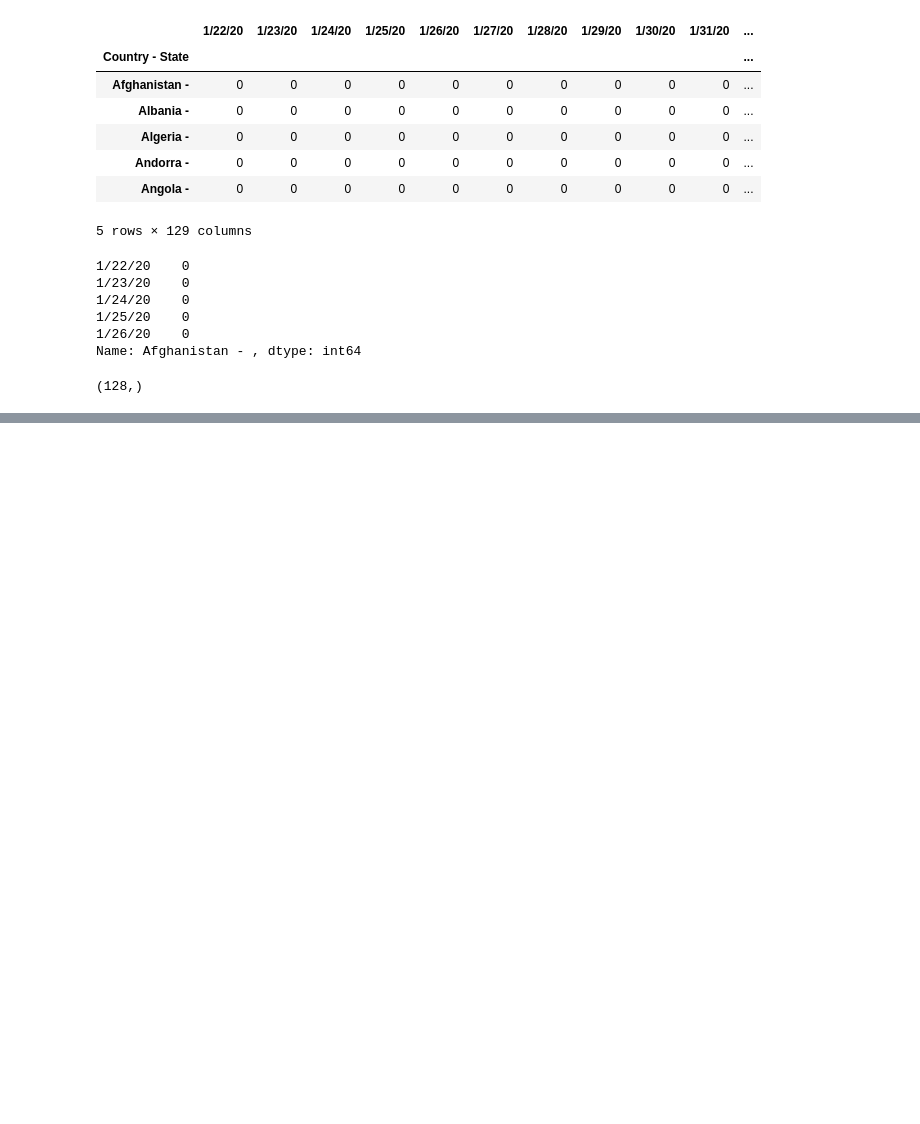
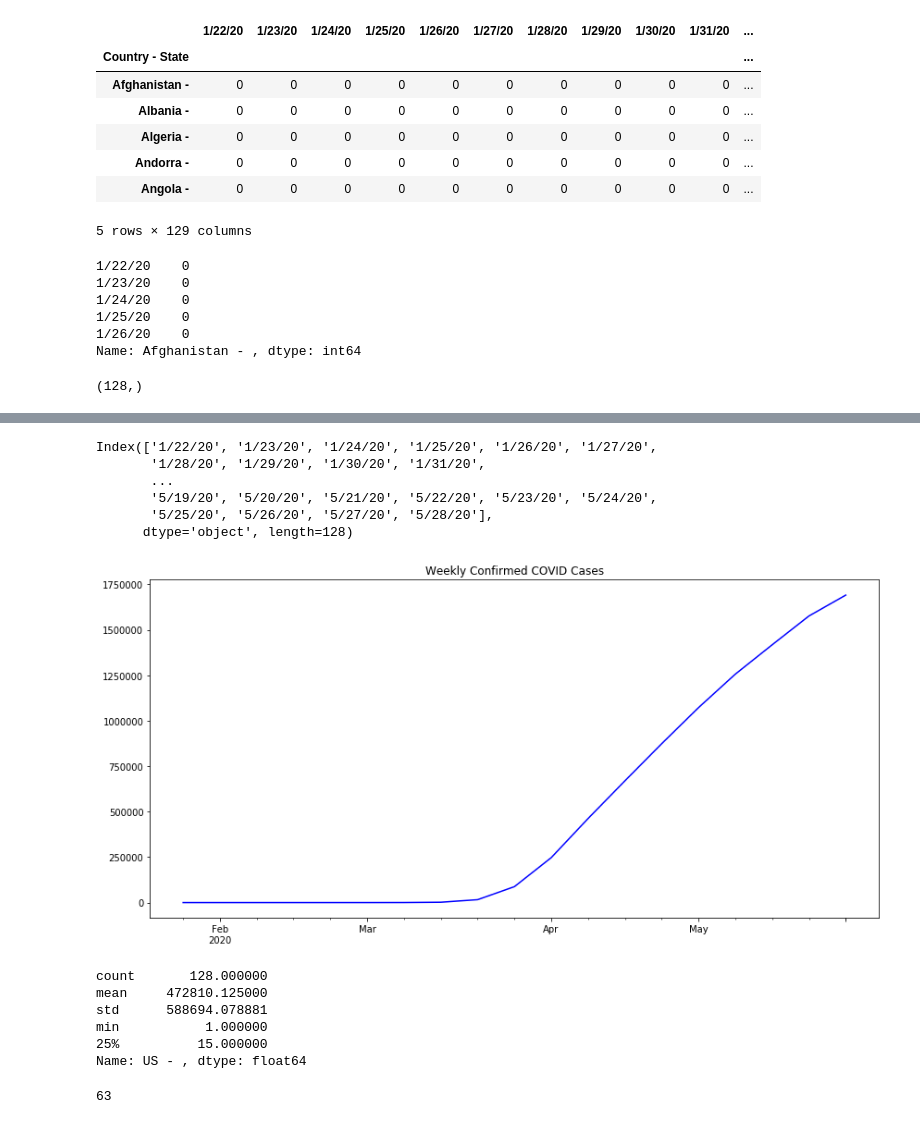
Before and after one commit to jdmarshall527/ucb, a Jupyter notebook: udacity/Capstone/Capstone data exploration.ipynb, the cells around one changed output, grey strips where cells are left out. Drawn from its saved outputs; the diff is of its cells as text; code cells hidden in the pictures; blank space fills up the shorter version.

```diff
--- a/udacity/Capstone/Capstone data exploration.ipynb
+++ b/udacity/Capstone/Capstone data exploration.ipynb
@@ -291,0 +348,20 @@ and then just have the dates repeat, use countries as categorical label to feed
+# %%
+data.index
+# %% [output]
+Index(['1/22/20', '1/23/20', '1/24/20', '1/25/20', '1/26/20', '1/27/20',
+       '1/28/20', '1/29/20', '1/30/20', '1/31/20',
+       ...
+       '5/19/20', '5/20/20', '5/21/20', '5/22/20', '5/23/20', '5/24/20',
+       '5/25/20', '5/26/20', '5/27/20', '5/28/20'],
+      dtype='object', length=128)
+# %%
+data.index = pd.to_datetime(data.index)
+# %%
+weekly = data.resample("W").mean()
+# %%
+plt.figure(figsize=(12,6))
+weekly.plot(title="Weekly Confirmed COVID Cases", color = 'blue')
+plt.tight_layout()
+plt.show()
+# %% [output]
+[figure, added]
@@ -291,0 +372,10 @@ and then just have the dates repeat, use countries as categorical label to feed
+# %%
+summary = summary.transpose()
+summary.head()
+# %% [output]
+count       128.000000
+mean     472810.125000
+std      588694.078881
+min           1.000000
+25%          15.000000
+Name: US - , dtype: float64
@@ -291,0 +395,4 @@ and then just have the dates repeat, use countries as categorical label to feed
+# %%
+len(time_series_training)
+# %% [output]
+63
```
Also changed, not shown: parts of 77 cells of this notebook.
